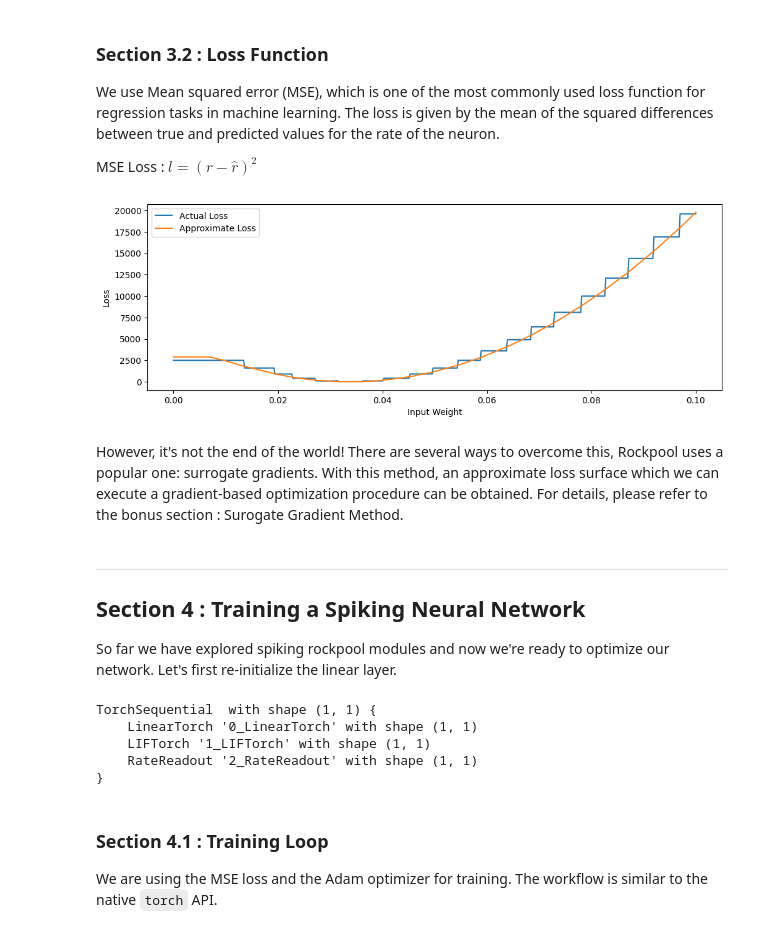
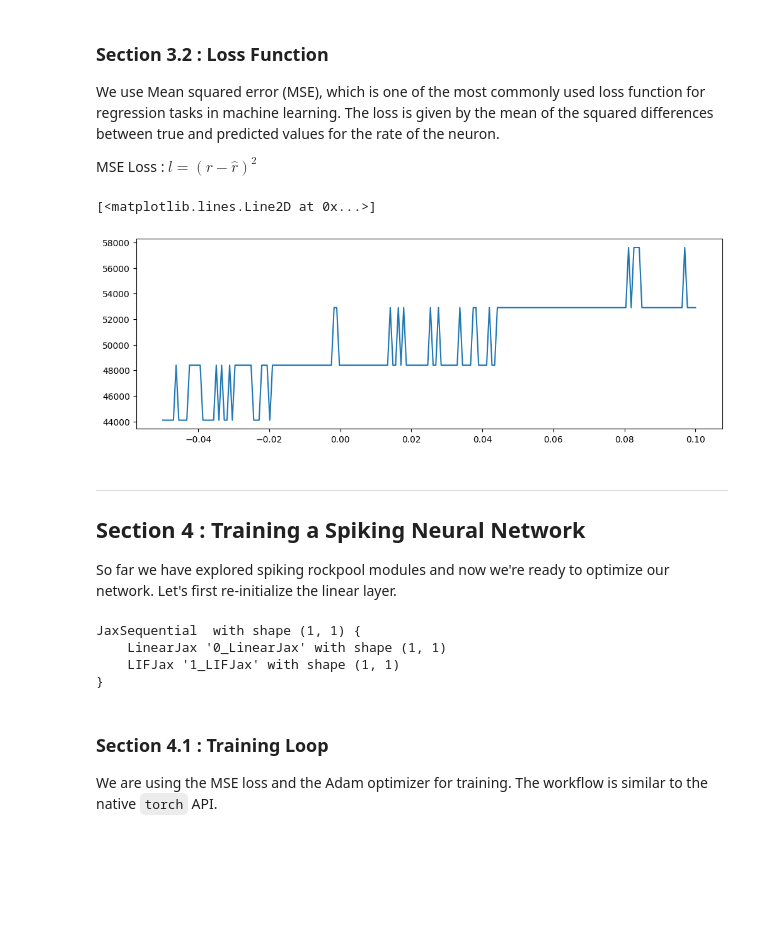
Before and after one commit to synsense/rockpool, a Jupyter notebook: docs/devices/DynapSE/spike_rate.ipynb, the cells around one changed output. Saved outputs shown, nothing was run; the diff lists cells and outputs as text; code cells hidden in the pictures; blank space fills up the shorter version.

```diff
--- a/docs/devices/DynapSE/spike_rate.ipynb
+++ b/docs/devices/DynapSE/spike_rate.ipynb
@@ -217,21 +217,21 @@ linear = LinearJax(
 dt = 1e-3
 Vth = Constant(1.0)
 
-lif = LIFODEJax(
+lif = LIFJax(
     shape=(1, 1),
     tau_mem=Constant(0.03),
     tau_syn=Constant(0.01),
     bias=Constant(0.0),
-    threshold=Constant(1.0),
+    threshold=Vth,
     noise_std = 0.0,
     dt=dt,
 )
 # %%
 # --- Readout Layer --- #
-readout = RateReadout(shape=(1, 1), dt=dt)
+# readout = RateReadout(shape=(1, 1), dt=dt)
 
 # --- Model --- #
-model = Sequential(linear, lif, readout)
+model = Sequential(linear, lif)
 model
 # %% [output]
 JaxSequential  with shape (1, 1) {
@@ -271,7 +292,7 @@ We want the neuron to fire at 50 Hz given the 200 Hz input. In order to arrive a
 
 Here we define the target firing rate.
 # %%
-target = torch.tensor(50.0)
+target = 50.0
 # %% [markdown]
 ### Section 3.2 : Loss Function
 
@@ -284,43 +354,16 @@ loss_trace = []
 # %%
-#@title Section 3.3 : Loss Surface { display-mode: "form" }
-
-_loss_trace = []
-_grad_trace = []
-
-W = np.linspace(0, .1, 500, dtype=np.float32)
-
-# Sweep over the weights
-for w in tqdm(W):
-    # Redefine the model with a different input weight
-    lin = LinearTorch((1, 1), weight = torch.tensor([[w]]), has_bias=False)
-    model = Sequential(lin, lif, readout)
-
-    # Simulate the network exactly with the same input
-    model.reset_state()
-    out, _, _ = model.evolve(spike_ts, record=True)
-
-    # Calculate and record the loss
-    loss = crit(target, out)
-    _loss_trace.append(loss.item())
-
-    # Error backpropagation
-    # loss -> readout -> lif -> linear
-    loss.backward()
-    _grad_trace.append(model[0].weight.grad.item())
-
-surrogate_loss = np.cumsum(np.array(_grad_trace).flatten()*(W[1]-W[0]))
-surrogate_loss = surrogate_loss - np.min(surrogate_loss) + np.min(_loss_trace)
+# surrogate_loss = np.cumsum(np.array(_grad_trace).flatten()*(W[1]-W[0]))
+# surrogate_loss = surrogate_loss - np.min(surrogate_loss) + np.min(_loss_trace)
 
 plt.figure()
 plt.plot(W, _loss_trace, label = "Actual Loss")
-plt.plot(W, surrogate_loss, label = "Approximate Loss")
-plt.xlabel("Input Weight")
-plt.ylabel("Loss")
-plt.legend();
+# plt.plot(W, surrogate_loss, label = "Approximate Loss")
+# plt.xlabel("Input Weight")
+# plt.ylabel("Loss")
+# plt.legend();
 # %% [output]
+[<matplotlib.lines.Line2D at 0x...>]
-[figure, old version]
+[figure, new version]
-# %% [markdown]
-However, it's not the end of the world! There are several ways to overcome this, Rockpool uses a popular one: surrogate gradients. With this method, an approximate loss surface which we can execute a gradient-based optimization procedure can be obtained. For details, please refer to the bonus section : Surogate Gradient Method.
 # %% [markdown]
 ---
 ## Section 4 : Training a Spiking Neural Network
@@ -332,21 +375,32 @@ So far we have explored spiking rockpool modules and now we're ready to optimize
 # TODO : Change the weight to see what happens
 # TODO : What happens if we initialize the input weights very close to 0?
 
+
 # --- Input Layer --- #
-linear = LinearTorch(
+linear = LinearJax(
     shape=(1, 1),
-    weight=torch.tensor([[1.2]]),
+    weight=jnp.array([[20.0]]),
     has_bias=False,
 )
 
+# lif = LIFODEJax(
+#     shape=(1, 1),
+#     tau_mem=Constant(0.03),
+#     tau_syn=Constant(0.01),
+#     bias=Constant(0.0),
+#     threshold=Constant(1.0),
+#     noise_std = 0.0,
+#     dt=dt,
+# )
+# readout = RateReadout(shape=(1, 1), dt=dt)
+
 # --- Model --- #
-model = Sequential(linear, lif, readout)
+model = Sequential(linear, lif)
 model
 # %% [output]
-TorchSequential  with shape (1, 1) {
-    LinearTorch '0_LinearTorch' with shape (1, 1)
-    LIFTorch '1_LIFTorch' with shape (1, 1)
-    RateReadout '2_RateReadout' with shape (1, 1)
+JaxSequential  with shape (1, 1) {
+    LinearJax '0_LinearJax' with shape (1, 1)
+    LIFJax '1_LIFJax' with shape (1, 1)
 }
 # %% [markdown]
 ### Section 4.1 : Training Loop
```
Also changed, not shown: parts of 27 cells of this notebook.
